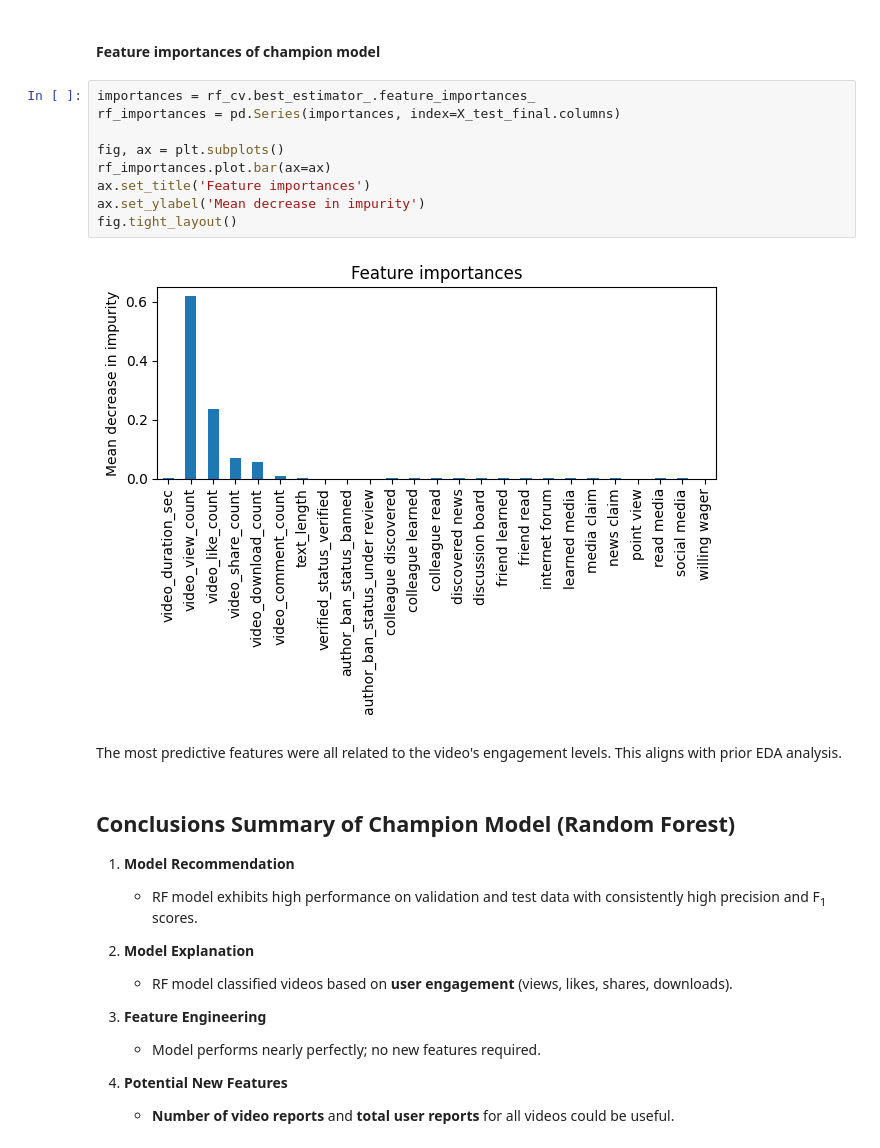
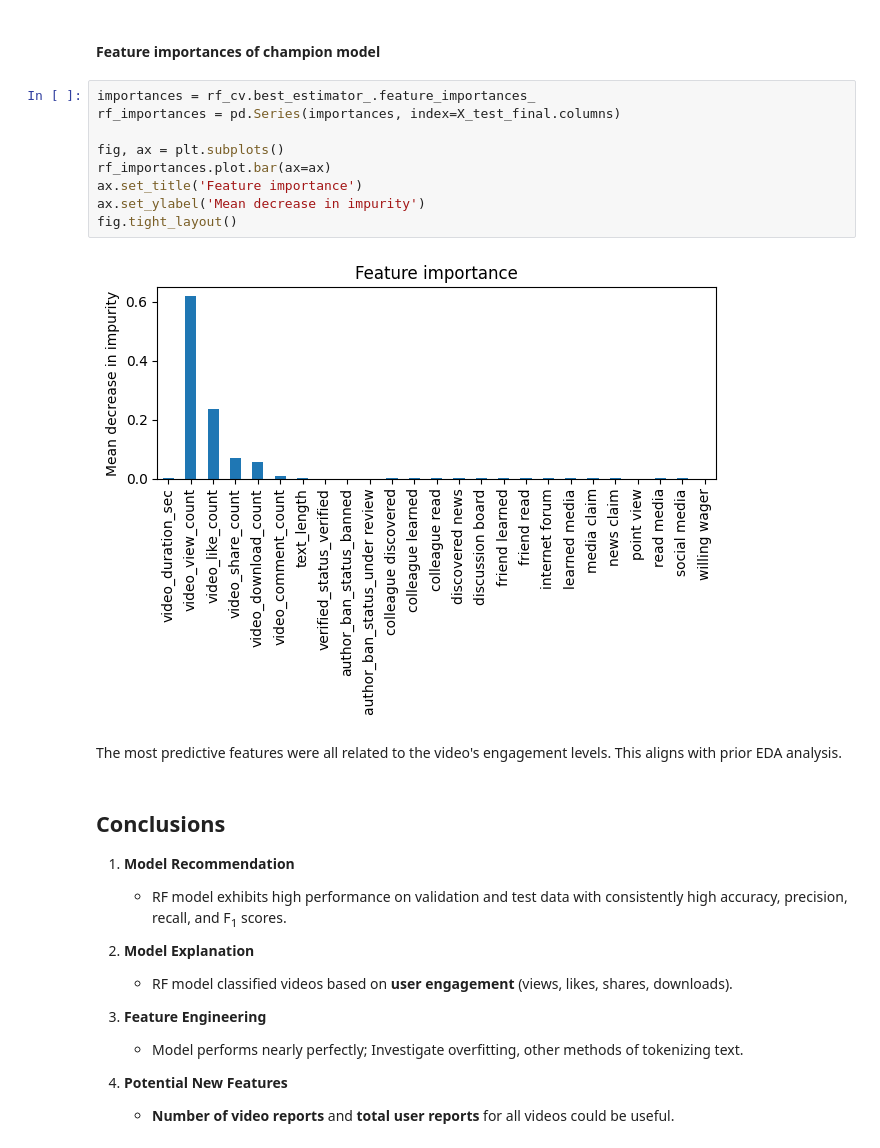
Before and after one commit to aarmonis/tiktok_claim_classifier, a Jupyter notebook: 6_Random_Forest_Classification.ipynb, the cells around one changed output. Drawn from its saved outputs; the diff is of its cells as text.

```diff
--- a/6_Random_Forest_Classification.ipynb
+++ b/6_Random_Forest_Classification.ipynb
@@ -695,27 +703,27 @@ plt.show()
 # %%
 importances = rf_cv.best_estimator_.feature_importances_
 rf_importances = pd.Series(importances, index=X_test_final.columns)
 
 fig, ax = plt.subplots()
 rf_importances.plot.bar(ax=ax)
-ax.set_title('Feature importances')
+ax.set_title('Feature importance')
 ax.set_ylabel('Mean decrease in impurity')
 fig.tight_layout()
 # %% [output]
-[figure, old version]
+[figure, new version]
 # %% [markdown]
 The most predictive features were all related to the video's engagement levels. This aligns with prior EDA analysis.
 # %% [markdown]
-## Conclusions Summary of Champion Model (Random Forest)
+## Conclusions
 
 1. **Model Recommendation**
-   - RF model exhibits high performance on validation and test data with consistently high precision and F<sub>1</sub> scores.
+   - RF model exhibits high performance on validation and test data with consistently high accuracy, precision, recall, and F<sub>1</sub> scores.
 
 2. **Model Explanation**
    - RF model classified videos based on **user engagement** (views, likes, shares, downloads).
 
 3. **Feature Engineering**
-   - Model performs nearly perfectly; no new features required.
+   - Model performs nearly perfectly; Investigate overfitting, other methods of tokenizing text.
 
 4. **Potential New Features**
    - **Number of video reports** and **total user reports** for all videos could be useful.
```
Also changed, not shown: parts of 7 cells of this notebook, 12 other files.
